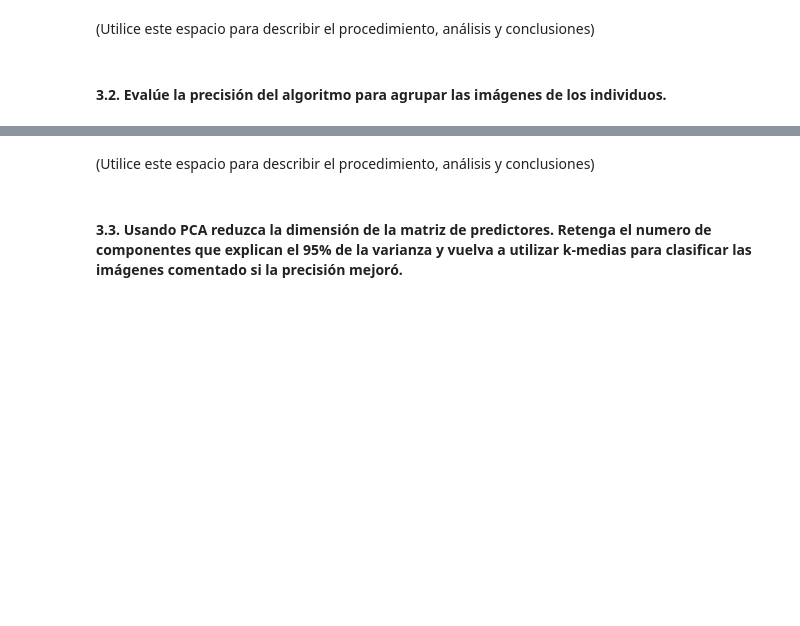
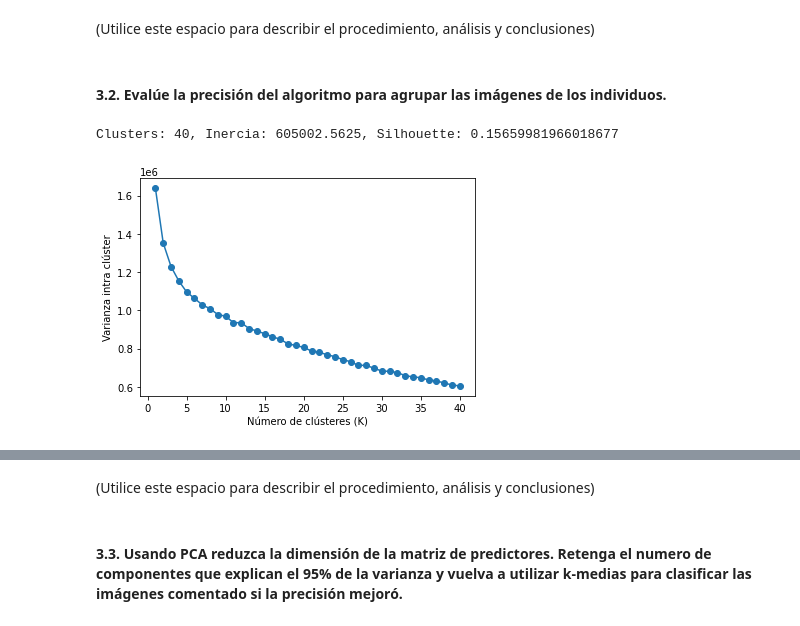
Before and after one commit to jddiaze/AprendizajeNoSupervisado, a Jupyter notebook: Semana3/S3_LC_Taller_Kmeans_Kmedoids.ipynb, the cells around one changed output, grey strips where cells are left out. Cells and saved outputs as stored; diff of their text form; code cells hidden in the pictures; blank space fills up the shorter version.

```diff
--- a/Semana3/S3_LC_Taller_Kmeans_Kmedoids.ipynb
+++ b/Semana3/S3_LC_Taller_Kmeans_Kmedoids.ipynb
@@ -172,0 +171,34 @@ plt.show()
+# %%
+# Utilice este espacio para escribir el código.
+
+from sklearn.metrics import silhouette_score
+
+
+varianza_intra_cluster = []
+silhouettes = []
+Y = {}  # Diccionario para almacenar asignaciones de clústeres
+
+for k in range(1, 41):
+    kmeans = KMeans(n_clusters=k, random_state=123, n_init=10).fit(df_cluster)
+    varianza_intra_cluster.append(kmeans.inertia_)
+
+    try:
+        silhouette = silhouette_score(df_cluster, kmeans.labels_)
+    except:
+        silhouette = 0
+
+    silhouettes.append(silhouette)
+    Y[k] = kmeans.labels_
+
+# Imprimir los resultados para k=40
+k = 40
+print(f"Clusters: {k}, Inercia: {varianza_intra_cluster[k-1]}, Silhouette: {silhouettes[k-1]}")
+# %% [output]
+Clusters: 40, Inercia: 605002.5625, Silhouette: 0.15659981966018677
+# %%
+plt.plot(range(1, 41), varianza_intra_cluster, marker='o')
+plt.xlabel('Número de clústeres (K)')
+plt.ylabel('Varianza intra clúster')
+plt.show()
+# %% [output]
+[figure, added]
```
Also changed, not shown: parts of 2 cells of this notebook.
